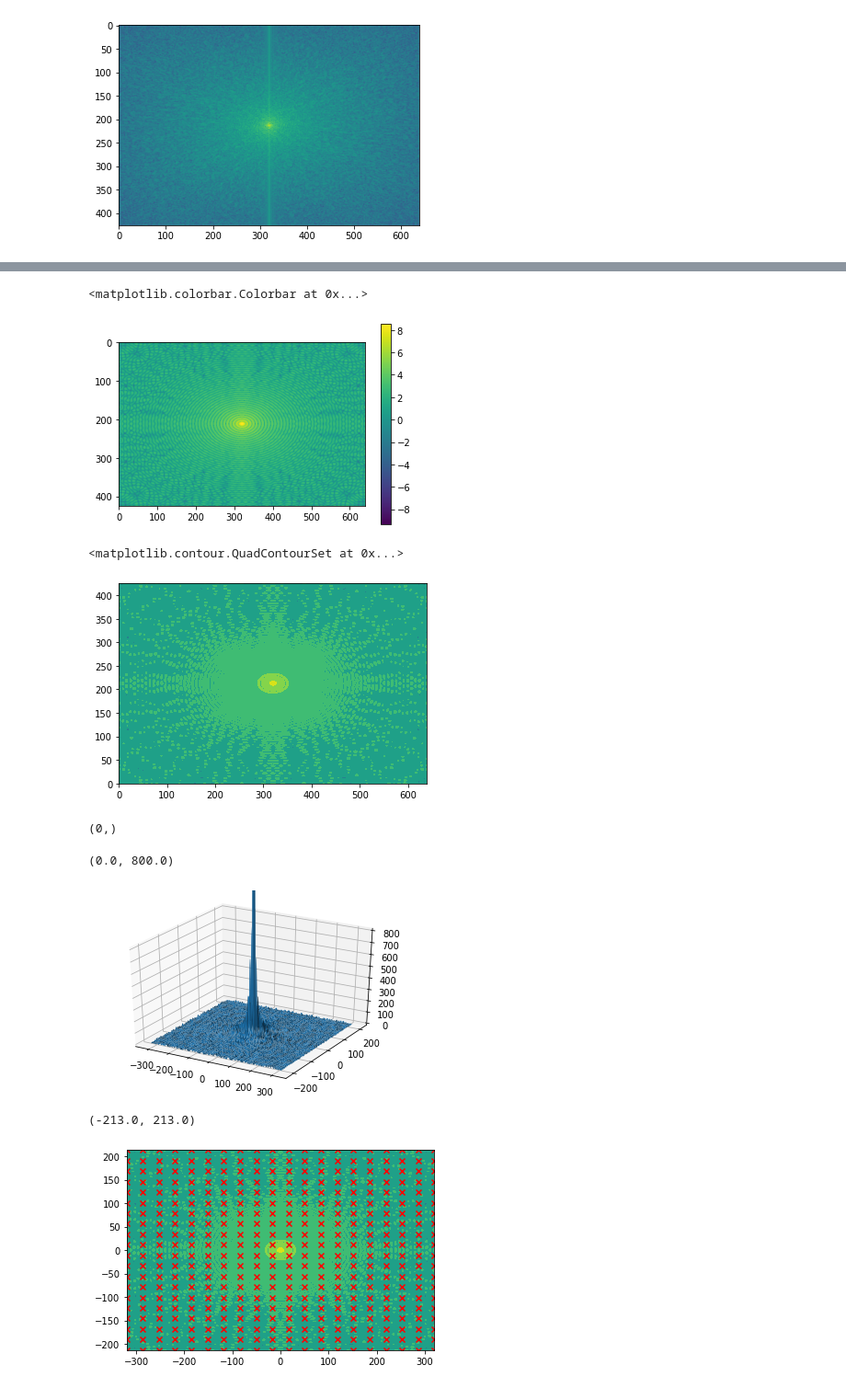
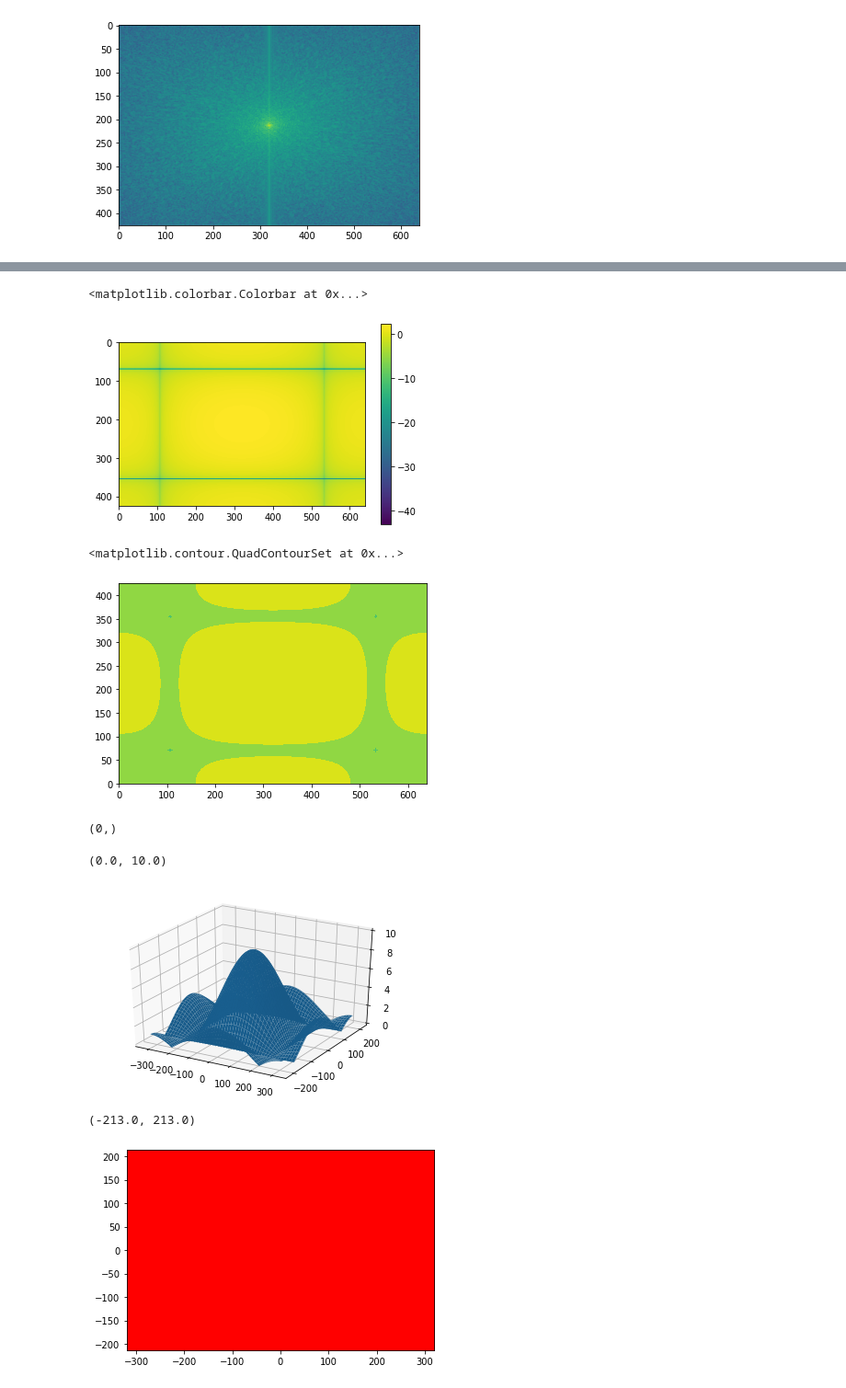
Before and after one commit to alifele/Bioinformatics, a Jupyter notebook: Fourier_Sixth_attempt.ipynb, the cells around one changed output, grey strips where cells are left out. Shown at 92% size. Cells and saved outputs as stored; diff of their text form; code cells hidden in the pictures.

```diff
--- a/Fourier_Sixth_attempt.ipynb
+++ b/Fourier_Sixth_attempt.ipynb
@@ -65,7 +65,7 @@ def mask_creator(height, width, r): #heigth, width
 
   return mask
 # %%
-flower_mask = mask_creator(*flower.shape, 40)
+flower_mask = mask_creator(*flower.shape, 2)
 plt.imshow(flower_mask)
 # %% [output]
 <matplotlib.image.AxesImage at 0x...>
@@ -93,12 +93,12 @@ plt.imshow(np.log(P_mask_Fourier))
 plt.colorbar()
 # %% [output]
 <matplotlib.colorbar.Colorbar at 0x...>
-[figure, old version]
+[figure, new version]
 # %%
 plt.contourf(np.log(P_mask_Fourier))
 # %% [output]
 <matplotlib.contour.QuadContourSet at 0x...>
-[figure, old version]
+[figure, new version]
 # %%
 x = np.arange(-flower.shape[1]/2,-flower.shape[1]/2)
 x.shape
@@ -112,10 +112,10 @@ X,Y = np.meshgrid(x,y)
 fig = plt.figure()
 ax = fig.add_subplot(111, projection='3d')
 ax.plot_surface(X,Y,P_mask_Fourier)
-ax.set_zlim([0,800])
+ax.set_zlim([0,10])
 # %% [output]
-(0.0, 800.0)
+(0.0, 10.0)
-[figure, old version]
+[figure, new version]
 # %%
 def mask_fourier_for_conv(a, window_size):
   x = np.linspace(-10,10,100*window_size)
@@ -123,21 +123,21 @@ def mask_fourier_for_conv(a, window_size):
   J = 2 * np.pi * a**2 * jv(1,a*(np.sqrt(X**2+ Y**2)))/(a*(np.sqrt(X**2+ Y**2)) + 0.0001)
   return J,X,Y
 # %%
-window_size = 20
+window_size = 150
 a = 5
 y = np.arange(-flower.shape[0]/2,flower.shape[0]/2)
 x = np.arange(-flower.shape[1]/2,flower.shape[1]/2)
 X,Y = np.meshgrid(x,y)
 x_sample = np.linspace(-width/2,width/2,window_size)
 y_sample = np.linspace(-height/2, height/2, window_size)
 X_s, Y_s = np.meshgrid(x_sample,y_sample)
 plt.contourf(X,Y,np.log(P_mask_Fourier))
 plt.scatter(X_s, Y_s, marker='x', c='r')
 plt.xlim(-width/2, width/2)
 plt.ylim(-height/2, height/2)
 # %% [output]
 (-213.0, 213.0)
-[figure, old version]
+[figure, new version]
 # %%
 x_sampling = x[::height//window_size]
 y_sampling = y[::width//window_size]
```
Also changed, not shown: parts of 9 cells of this notebook.
